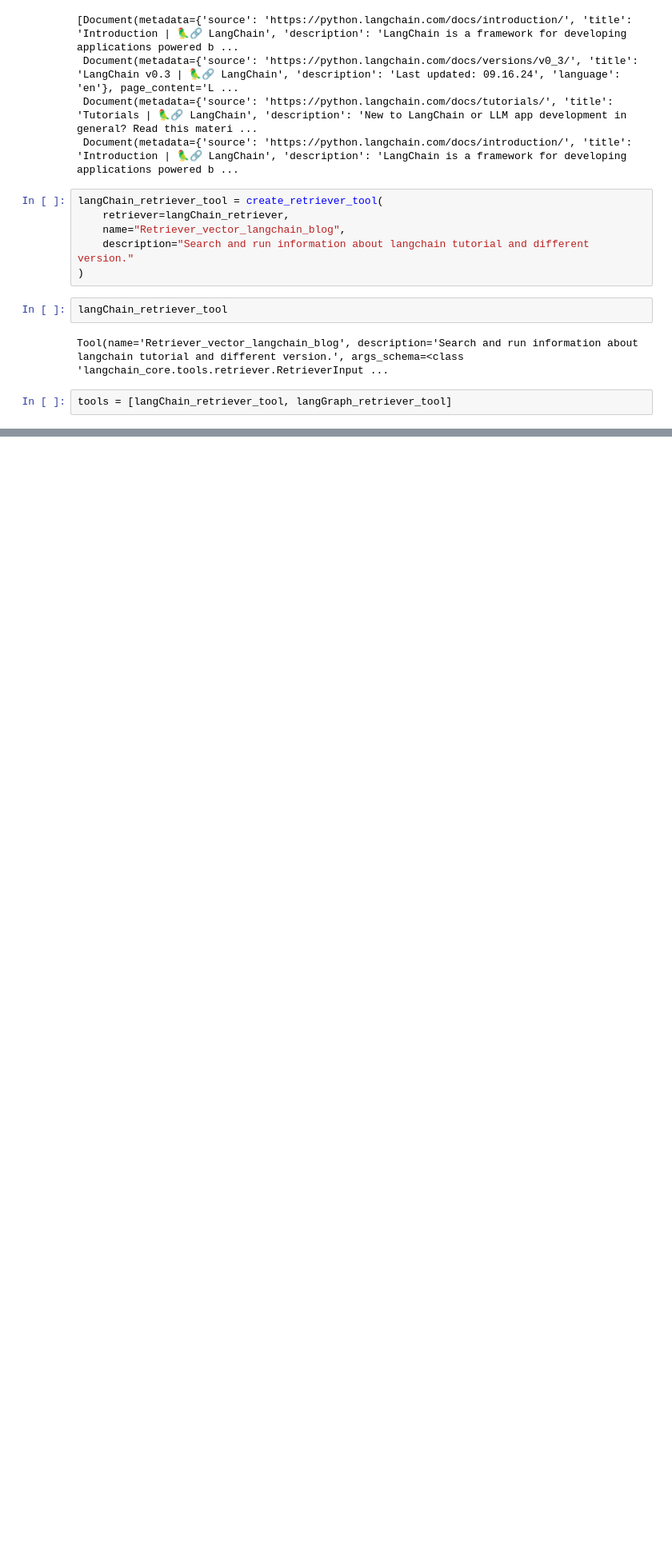
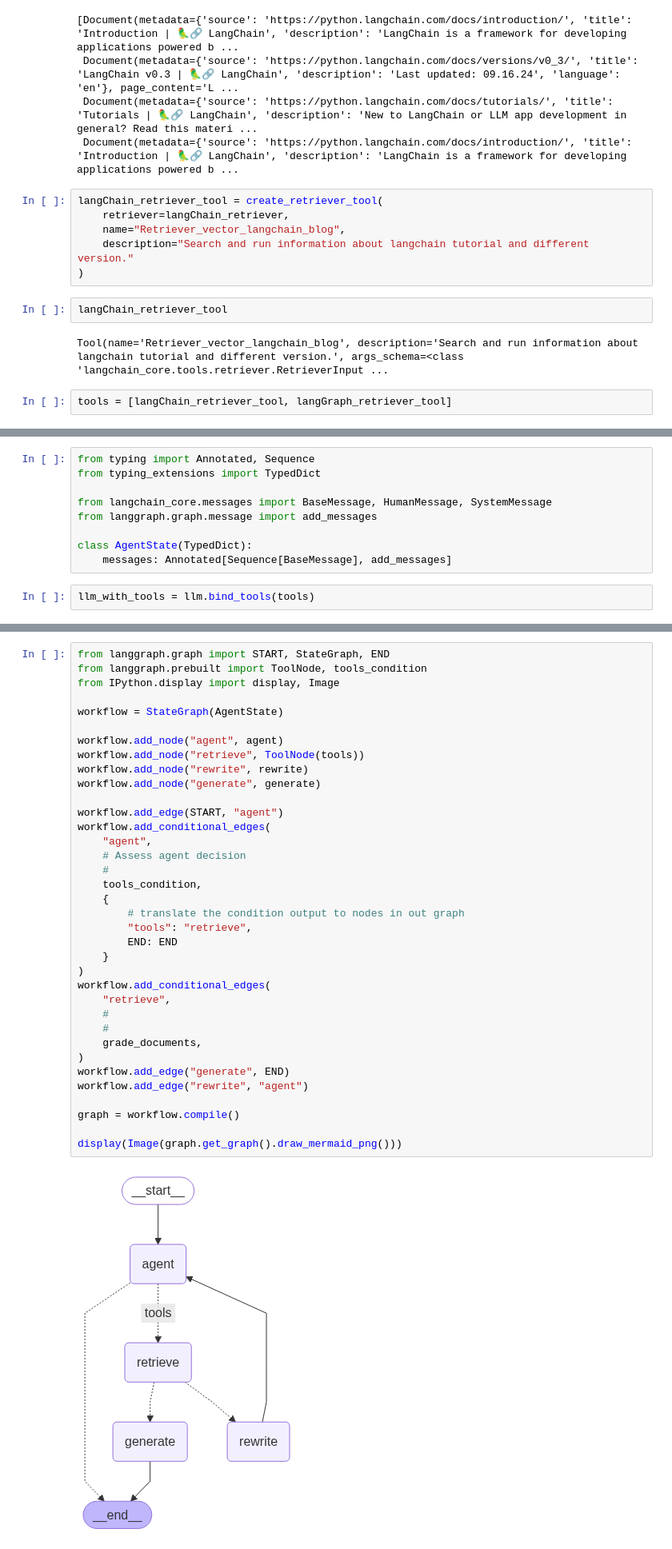
Before and after one commit to MDalamin5/Agentic-Ai-Journey-with-HuggingFace-and-LangChain-Academy-Course, a Jupyter notebook: LangGraph-Krishacademy/Module-15-Rag-with-LangGraph-Agentic-Rag/01-Vanilla-agentic-RAG/agentic-rag.ipynb, the cells around one changed output, grey strips where cells are left out. Shown: that part at 80% size. Saved outputs shown, nothing was run; the diff lists cells and outputs as text; blank space fills up the shorter version.

Commit message:
build a vanilla agentic rag system

```diff
--- a/LangGraph-Krishacademy/Module-15-Rag-with-LangGraph-Agentic-Rag/01-Vanilla-agentic-RAG/agentic-rag.ipynb
+++ b/LangGraph-Krishacademy/Module-15-Rag-with-LangGraph-Agentic-Rag/01-Vanilla-agentic-RAG/agentic-rag.ipynb
@@ -123,0 +131,11 @@ tools = [langChain_retriever_tool, langGraph_retriever_tool]
+# %%
+from typing import Annotated, Sequence
+from typing_extensions import TypedDict
+
+from langchain_core.messages import BaseMessage, HumanMessage, SystemMessage
+from langgraph.graph.message import add_messages
+
+class AgentState(TypedDict):
+    messages: Annotated[Sequence[BaseMessage], add_messages]
+# %%
+llm_with_tools = llm.bind_tools(tools)
@@ -123,0 +297,38 @@ tools = [langChain_retriever_tool, langGraph_retriever_tool]
+# %%
+from langgraph.graph import START, StateGraph, END
+from langgraph.prebuilt import ToolNode, tools_condition
+from IPython.display import display, Image
+
+workflow = StateGraph(AgentState)
+
+workflow.add_node("agent", agent)
+workflow.add_node("retrieve", ToolNode(tools))
+workflow.add_node("rewrite", rewrite)
+workflow.add_node("generate", generate)
+
+workflow.add_edge(START, "agent")
+workflow.add_conditional_edges(
+    "agent",
+    # Assess agent decision
+    #
+    tools_condition,
+    {
+        # translate the condition output to nodes in out graph
+        "tools": "retrieve",
+        END: END
+    }
+)
+workflow.add_conditional_edges(
+    "retrieve",
+    #
+    #
+    grade_documents,
+)
+workflow.add_edge("generate", END)
+workflow.add_edge("rewrite", "agent")
+
+graph = workflow.compile()
+
+display(Image(graph.get_graph().draw_mermaid_png()))
+# %% [output]
+[figure, added]
```
Also changed, not shown: parts of 11 cells of this notebook.
